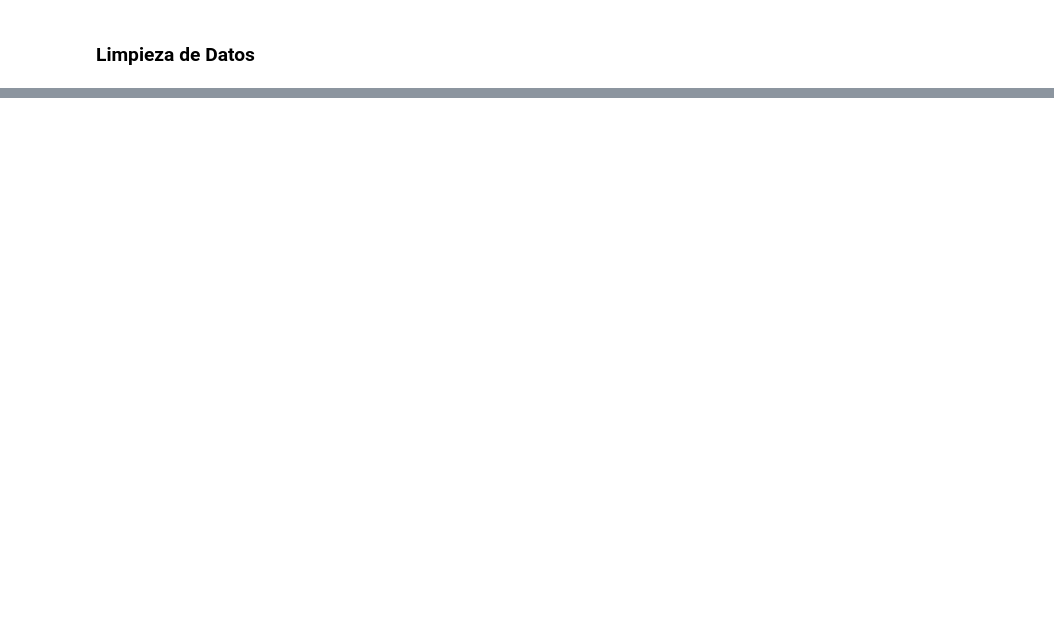
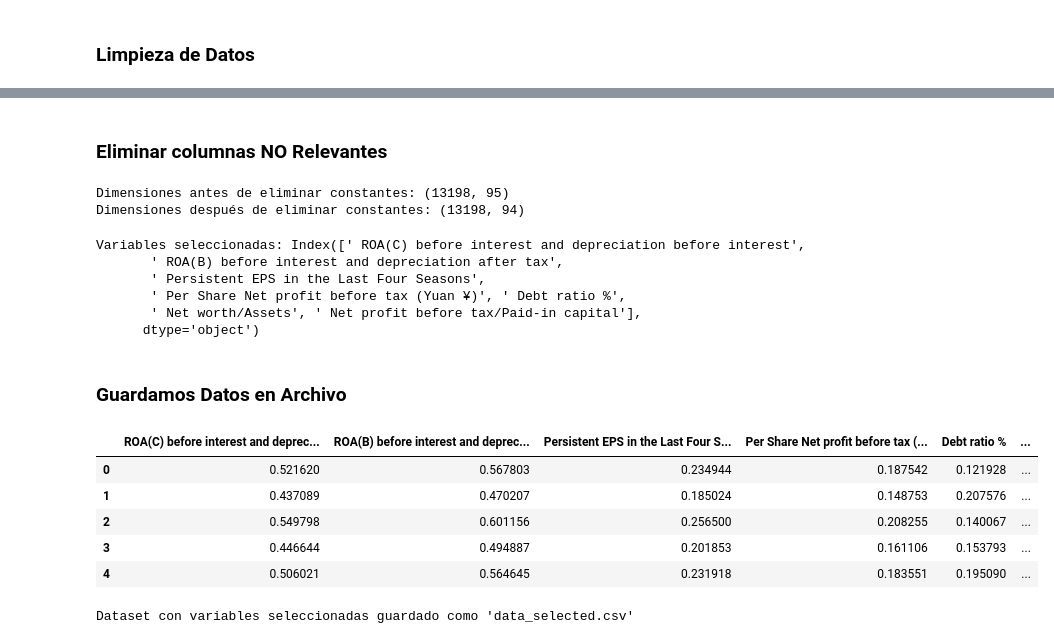
Before and after one commit to Blas-RT/CLOUD-COMPUTING---Actividad-Semana-2, a Jupyter notebook: 01_preprocesamiento.ipynb, the cells around one changed output, grey strips where cells are left out. Drawn from its saved outputs; the diff is of its cells as text; code cells hidden in the pictures; blank space fills up the shorter version.

```diff
--- a/01_preprocesamiento.ipynb
+++ b/01_preprocesamiento.ipynb
@@ -47,0 +100,56 @@ print("\nArchivo 'data_clean.csv' guardado correctamente.")
+# %% [markdown]
+### Eliminar columnas NO Relevantes
+# %%
+from sklearn.feature_selection import SelectKBest, f_classif
+
+X = df_balanced.drop("Bankrupt?", axis=1)
+y = df_balanced["Bankrupt?"]
+# %%
+from sklearn.feature_selection import VarianceThreshold
+
+# Eliminar columnas constantes o casi constantes
+print(f"Dimensiones antes de eliminar constantes: {X.shape}")
+selector_var = VarianceThreshold(threshold=0.0)
+X_var = selector_var.fit_transform(X)
+
+# Obtener nombres de las columnas no constantes
+non_constant_columns = X.columns[selector_var.get_support()]
+X = pd.DataFrame(X_var, columns=non_constant_columns)
+print(f"Dimensiones después de eliminar constantes: {X.shape}")
+# %% [output]
+Dimensiones antes de eliminar constantes: (13198, 95)
+Dimensiones después de eliminar constantes: (13198, 94)
+# %%
+# Seleccionar las 7 mejores características
+selector = SelectKBest(score_func=f_classif, k=7)
+X_new = selector.fit_transform(X, y)
+
+# Obtener nombres de columnas seleccionadas
+selected_columns = X.columns[selector.get_support()]
+print("Variables seleccionadas:", selected_columns)
+
+# Crear nuevo DataFrame
+df_selected = pd.concat([pd.DataFrame(X_new, columns=selected_columns), y.reset_index(drop=True)], axis=1)
+# %% [output]
+Variables seleccionadas: Index([' ROA(C) before interest and depreciation before interest',
+       ' ROA(B) before interest and depreciation after tax',
+       ' Persistent EPS in the Last Four Seasons',
+       ' Per Share Net profit before tax (Yuan ¥)', ' Debt ratio %',
+       ' Net worth/Assets', ' Net profit before tax/Paid-in capital'],
+      dtype='object')
+# %% [markdown]
+### Guardamos Datos en Archivo
+# %%
+df_selected.head()
+# %% [output]
+|  | ROA(C) before interest and deprec... | ROA(B) before interest and deprec... | Persistent EPS in the Last Four S... | Per Share Net profit before tax (... | Debt ratio % | ... |
+| 0 | 0.521620 | 0.567803 | 0.234944 | 0.187542 | 0.121928 | ... |
+| 1 | 0.437089 | 0.470207 | 0.185024 | 0.148753 | 0.207576 | ... |
+| 2 | 0.549798 | 0.601156 | 0.256500 | 0.208255 | 0.140067 | ... |
+| 3 | 0.446644 | 0.494887 | 0.201853 | 0.161106 | 0.153793 | ... |
+| 4 | 0.506021 | 0.564645 | 0.231918 | 0.183551 | 0.195090 | ... |
+# %%
+df_selected.to_csv("data_selected.csv", index=False)
+print("Dataset con variables seleccionadas guardado como 'data_selected.csv'")
+# %% [output]
+Dataset con variables seleccionadas guardado como 'data_selected.csv'
```
Also changed, not shown: parts of 8 cells of this notebook, 1 other file.
